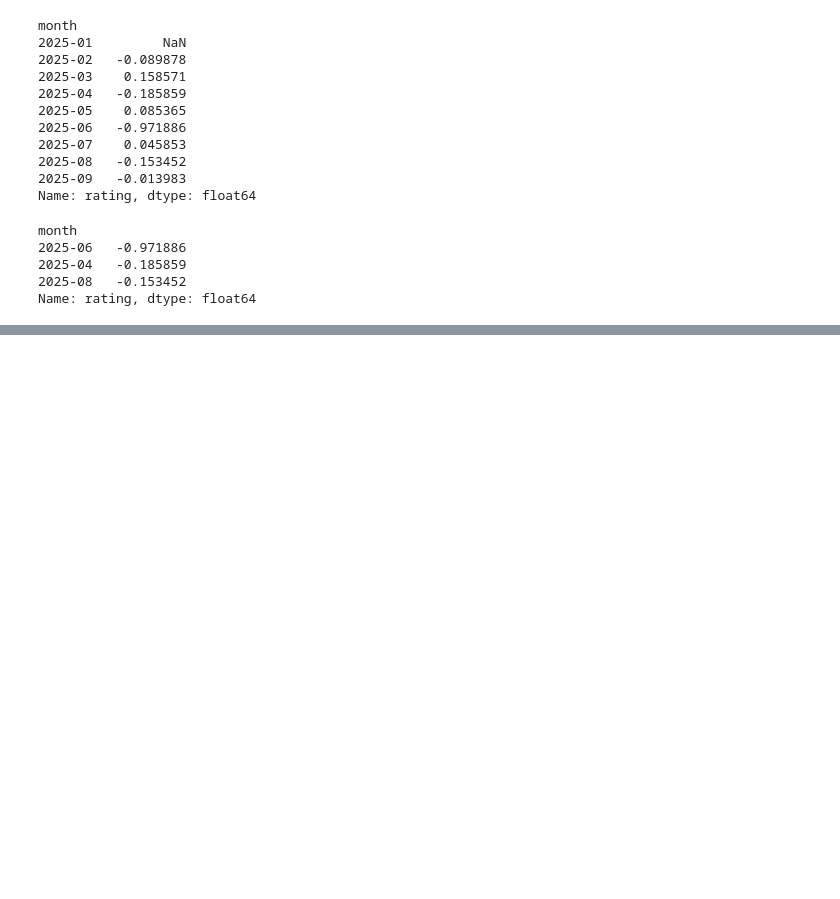
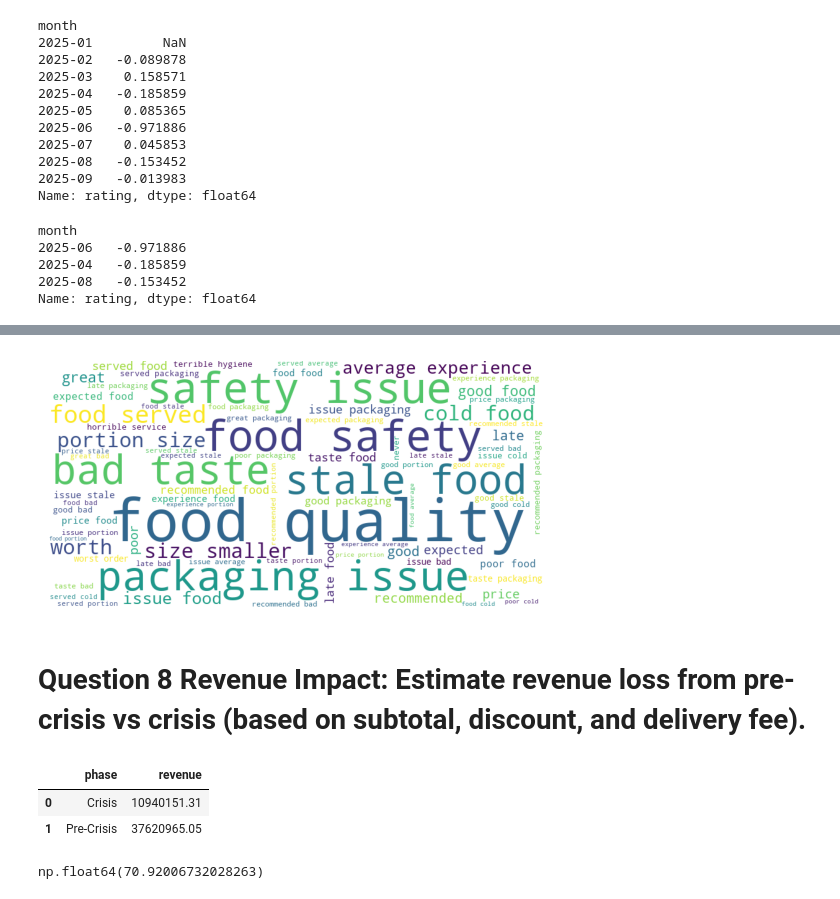
Before and after one commit to vandanvlog/FoodDelivery-Crisis-Analysis, a Jupyter notebook: research/data_cleaning.ipynb, the cells around one changed output, grey strips where cells are left out. Drawn from its saved outputs; the diff is of its cells as text; code cells hidden in the pictures; blank space fills up the shorter version.

```diff
--- a/research/data_cleaning.ipynb
+++ b/research/data_cleaning.ipynb
@@ -641,0 +646,12 @@ Name: rating, dtype: float64
+# %%
+negative_reviews = clean_data[
+    (clean_data['phase'] == 'Crisis') &
+    (clean_data['sentiment_score'] < 0)
+]
+# %%
+text = " ".join(negative_reviews['review_text'].astype(str))
+# %%
+import re
+
+text = text.lower()
+text = re.sub(r'[^a-z\s]', '', text)
@@ -641,0 +733,13 @@ Name: rating, dtype: float64
+# %%
+from wordcloud import WordCloud
+import matplotlib.pyplot as plt
+
+wc = WordCloud(width=800, height=400, background_color='white').generate(text)
+
+plt.imshow(wc)
+plt.axis('off')
+plt.show()
+# %% [output]
+[figure, added]
+# %% [markdown]
+# Question 8 Revenue Impact: Estimate revenue loss from pre-crisis vs crisis (based on subtotal, discount, and delivery fee).
@@ -641,0 +750,15 @@ Name: rating, dtype: float64
+# %%
+revenu_phase = clean_data.groupby('phase')['revenue'].sum().reset_index()
+revenu_phase
+# %% [output]
+|  | phase | revenue |
+| 0 | Crisis | 10940151.31 |
+| 1 | Pre-Crisis | 37620965.05 |
+# %%
+pre_rev = revenu_phase[revenu_phase['phase'] == 'Pre-Crisis']['revenue'].values[0]
+crisis_rev = revenu_phase[revenu_phase['phase'] == 'Crisis']['revenue'].values[0]
+
+revenue_loss_pct = ((pre_rev - crisis_rev) / pre_rev) * 100
+revenue_loss_pct
+# %% [output]
+np.float64(70.92006732028263)
```
Also changed, not shown: parts of 70 cells of this notebook.
